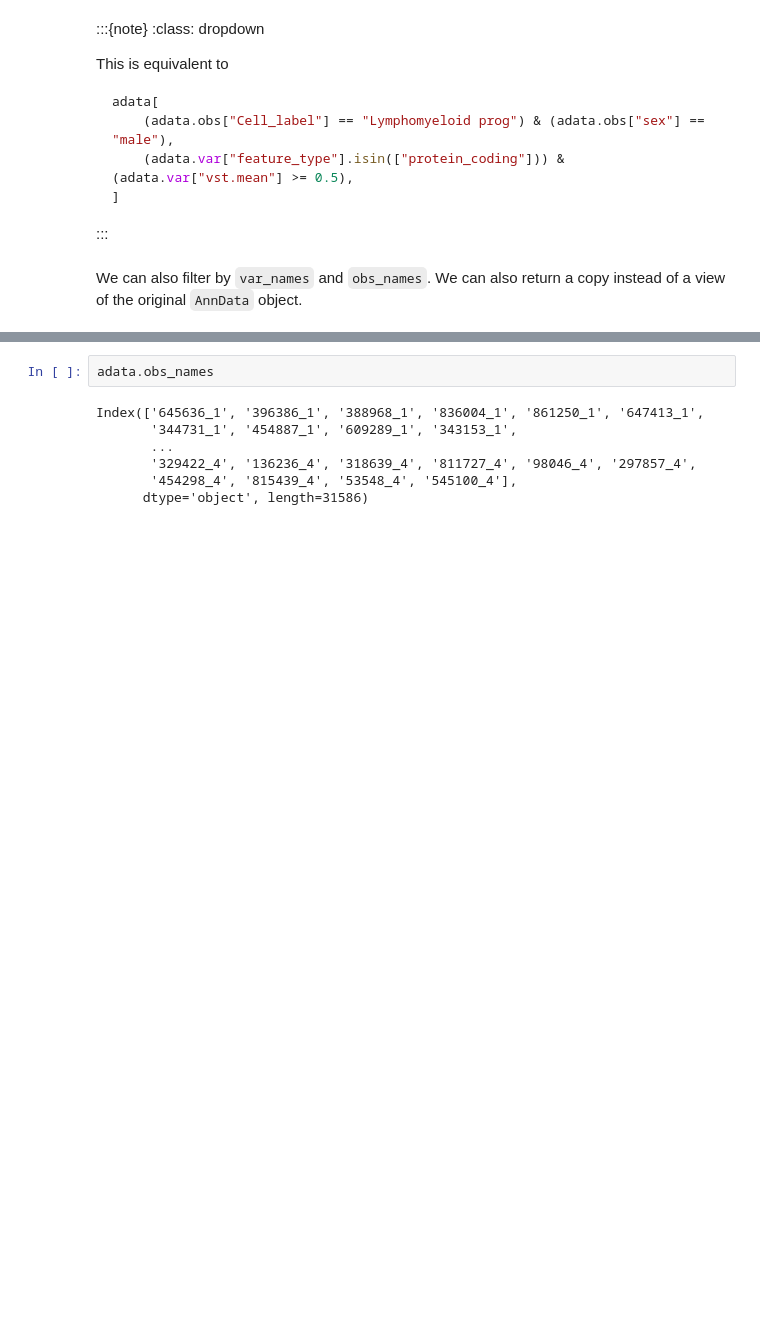
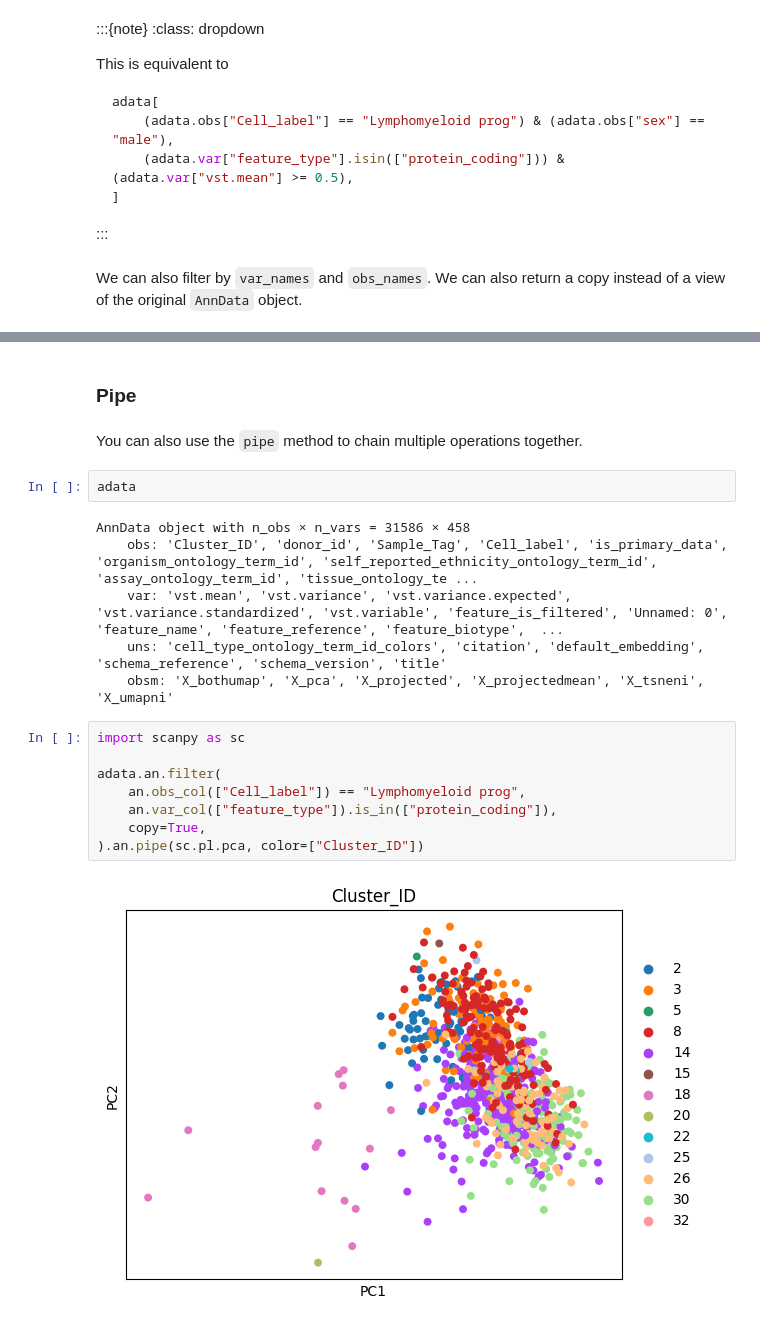
Before and after one commit to srivarra/annsel, a Jupyter notebook: docs/notebooks/all_of_annsel.ipynb, the cells around one changed output, grey strips where cells are left out. Drawn from its saved outputs; the diff is of its cells as text; blank space fills up the shorter version.

Commit message:
📝 Added scanpy plot with pipe

```diff
--- a/docs/notebooks/all_of_annsel.ipynb
+++ b/docs/notebooks/all_of_annsel.ipynb
@@ -121,9 +161,22 @@ adata.an.filter(an.var_names().str.starts_with("ENSG0000018"), an.obs_names().st
+# %% [markdown]
+### Pipe
+# %% [markdown]
+You can also use the `pipe` method to chain multiple operations together.
 # %%
-adata.obs_names
+adata
 # %% [output]
-Index(['645636_1', '396386_1', '388968_1', '836004_1', '861250_1', '647413_1',
-       '344731_1', '454887_1', '609289_1', '343153_1',
-       ...
-       '329422_4', '136236_4', '318639_4', '811727_4', '98046_4', '297857_4',
-       '454298_4', '815439_4', '53548_4', '545100_4'],
-      dtype='object', length=31586)
+AnnData object with n_obs × n_vars = 31586 × 458
+    obs: 'Cluster_ID', 'donor_id', 'Sample_Tag', 'Cell_label', 'is_primary_data', 'organism_ontology_term_id', 'self_reported_ethnicity_ontology_term_id', 'assay_ontology_term_id', 'tissue_ontology_te ...
+    var: 'vst.mean', 'vst.variance', 'vst.variance.expected', 'vst.variance.standardized', 'vst.variable', 'feature_is_filtered', 'Unnamed: 0', 'feature_name', 'feature_reference', 'feature_biotype',  ...
+    uns: 'cell_type_ontology_term_id_colors', 'citation', 'default_embedding', 'schema_reference', 'schema_version', 'title'
+    obsm: 'X_bothumap', 'X_pca', 'X_projected', 'X_projectedmean', 'X_tsneni', 'X_umapni'
+# %%
+import scanpy as sc
+
+adata.an.filter(
+    an.obs_col(["Cell_label"]) == "Lymphomyeloid prog",
+    an.var_col(["feature_type"]).is_in(["protein_coding"]),
+    copy=True,
+).an.pipe(sc.pl.pca, color=["Cluster_ID"])
+# %% [output]
+[figure, added]
```
Also changed, not shown: parts of 7 cells of this notebook, 4 other files.
